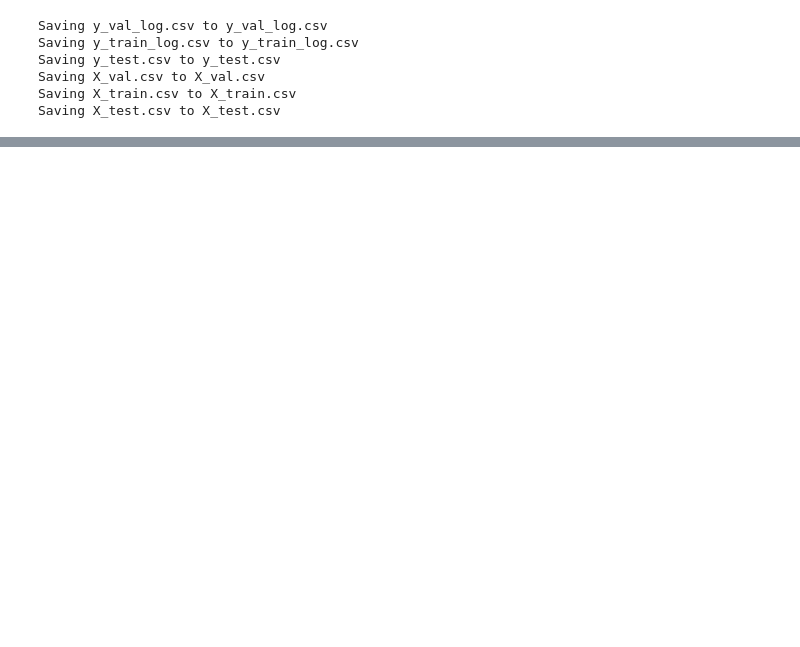
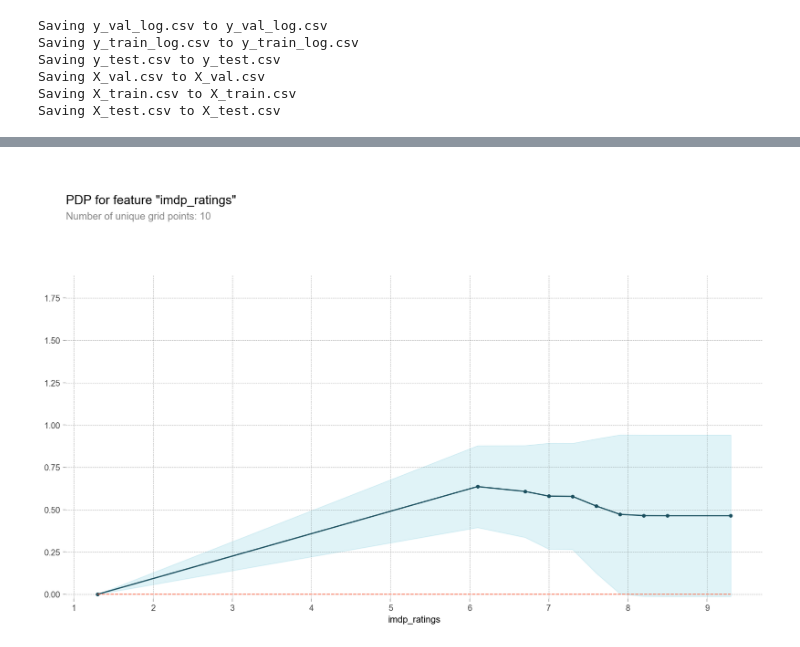
Before and after one commit to MinGyeongdo/Sesion2_projcet, a Jupyter notebook: Model_test.ipynb, the cells around one changed output, grey strips where cells are left out. Drawn from its saved outputs; the diff is of its cells as text; code cells hidden in the pictures; blank space fills up the shorter version.

```diff
--- a/Model_test.ipynb
+++ b/Model_test.ipynb
@@ -73,13 +77,15 @@ pipe_XGB = make_pipeline(
     SimpleImputer(),
     XGBRegressor(
     n_estimator=1000,
-    max_depth=5,
+    max_depth= None,
     min_child_weight=1,
-    gamma=0,
+    #alpha=0,
+    #gamma=0,
+    #lamba=0,
     subsample=0.8,
     colsample_bytree=0.8,
-    objective='reg:squarederror',
-    #learning_rate = 0.1,
+    objective='reg:linear',
+    learning_rate = 0.1,
     scale_pos_weight=1,
     seed=42,
     n_jobs= -1)
@@ -121,0 +125,12 @@ KeyboardInterrupt: ignored
+# %%
+parameters = {
+    'xgbregressor__gamma':[i/10.0 for i in range(0,5)],
+    'xgbregressor__lamda':[i/10.0 for i in range(0,5)],
+    'xgbregressor__alpha':[i/10.0 for i in range(0,5)]
+    }
+
+clf = GridSearchCV( pipe_XGB, parameters, scoring='r2',cv=3)
+clf.fit(X_train, y_train_log);
+print('최적 하이퍼파라미터: ', clf.best_params_)
+print('RMSE',mean_squared_log_error(y_val_log, clf.predict(X_val)))
+print('r2: ', clf.best_score_)
@@ -121,0 +241,17 @@ KeyboardInterrupt: ignored
+# %%
+from pdpbox.pdp import pdp_isolate, pdp_plot
+plt.rcParams['figure.dpi'] = 144
+
+feature = 'imdp_ratings'
+
+isolated = pdp_isolate(
+        model=clf,
+        dataset=X_val,
+        model_features=X_val.columns,
+        feature=feature,
+        grid_type='percentile', # default='percentile', or 'equal'
+        num_grid_points=10 # default=10
+    )
+pdp_plot(isolated, feature_name=feature);
+# %% [output]
+[figure, added]
```
Also changed, not shown: parts of 19 cells of this notebook, 6 other files.
